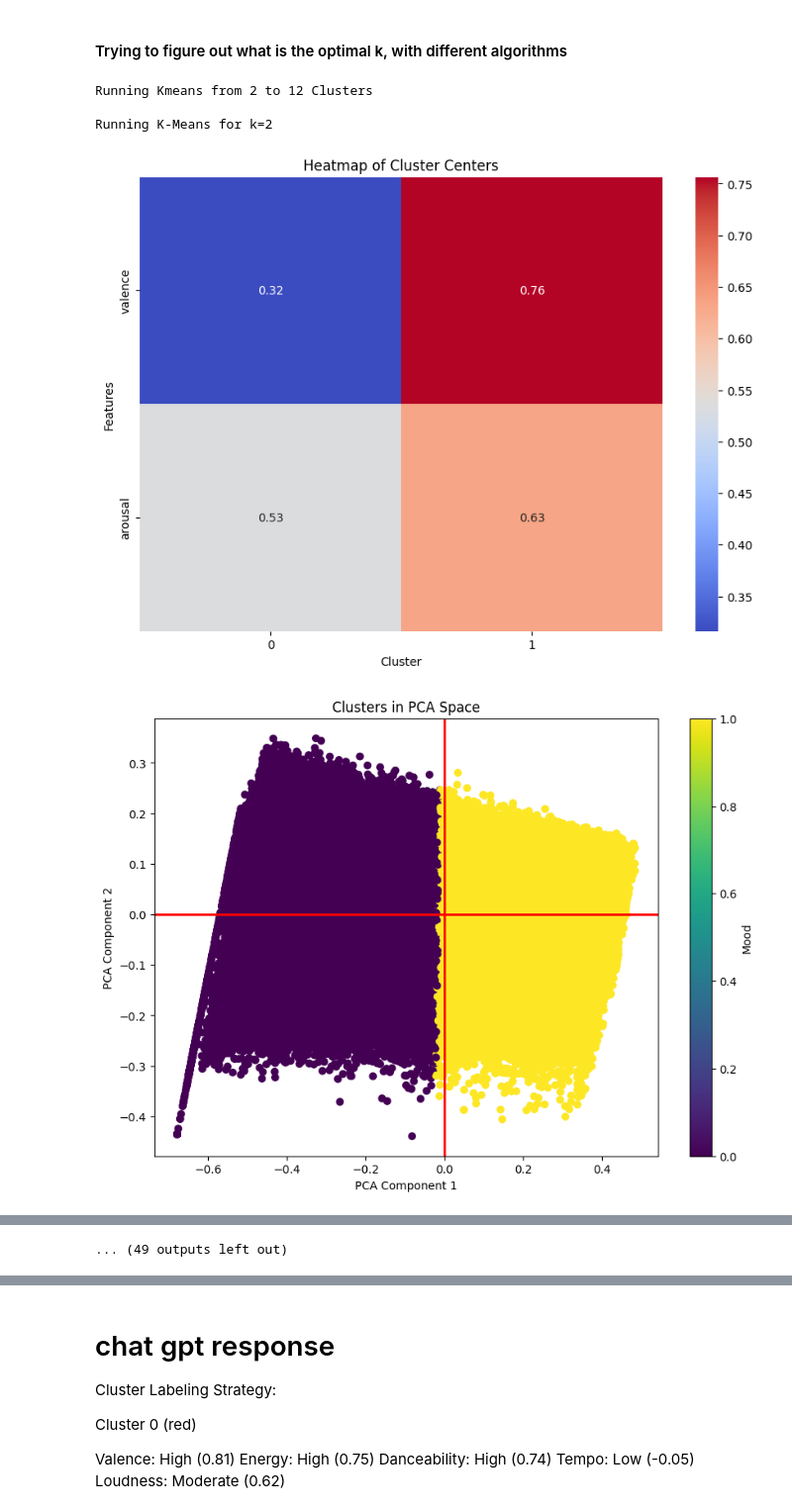
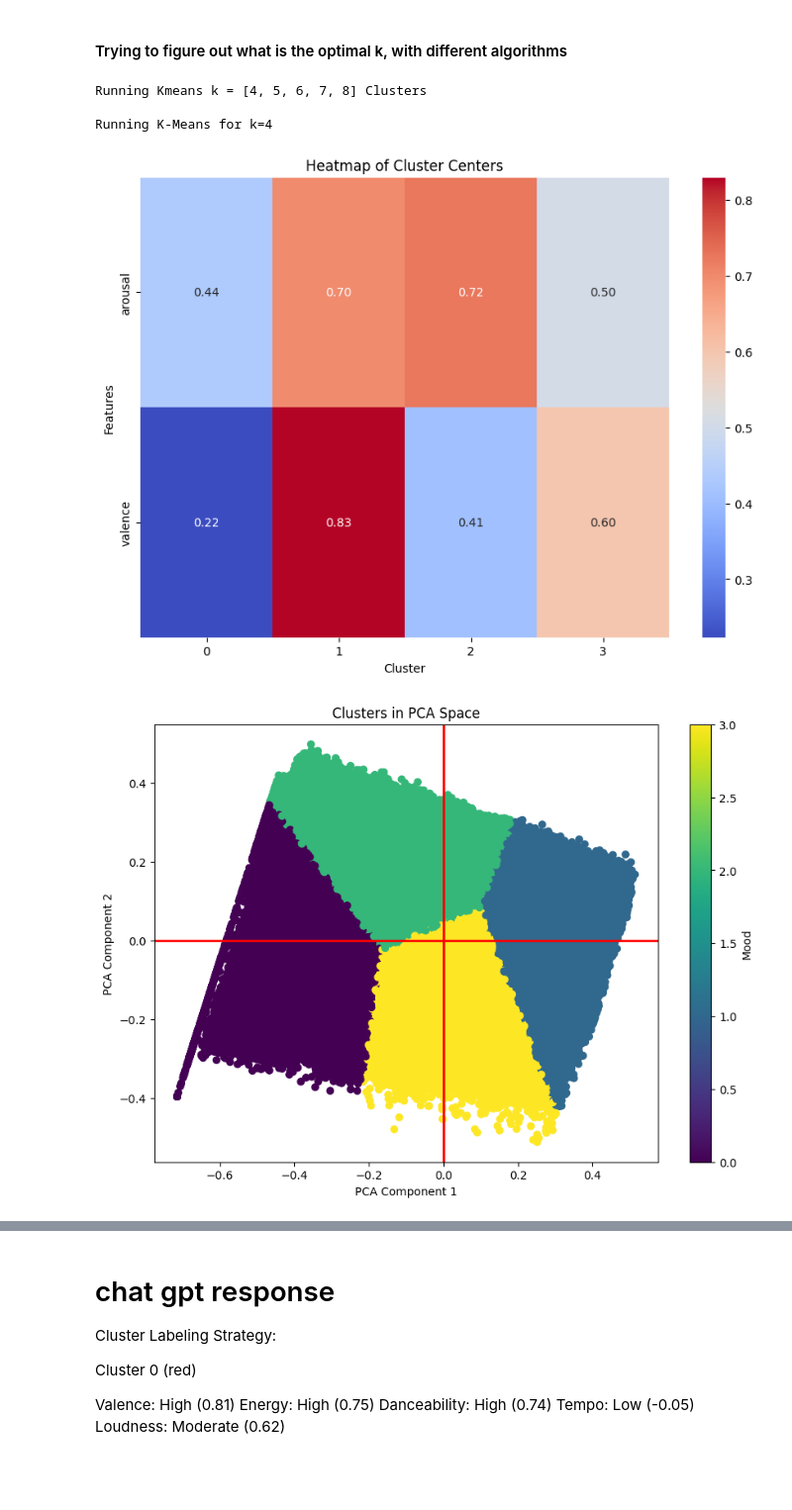
Before and after one commit to algond123/ProyectoFinal_BDML14, a Jupyter notebook: proyectoExplicado.ipynb, the cells around one changed output, grey strips where cells are left out. Shown at 99% size. Saved outputs shown, nothing was run; the diff lists cells and outputs as text; code cells hidden in the pictures; blank space fills up the shorter version.

Commit message:
Added New scaler and arousal formula

```diff
--- a/proyectoExplicado.ipynb
+++ b/proyectoExplicado.ipynb
@@ -325,13 +369,13 @@ data_scaled_for_kmeans = joblib.load(data_scaled_pkl)
 num_rows, num_columns = data_scaled_for_kmeans.shape
 sample_sil = round((num_rows-1)*0.05) #5% Dataset
 
-print(f"Running Kmeans from 2 to 12 Clusters")
 wcss_results = []
 sil_results = []
 ch_results = []
 db_results = []
 
-k_range = range(2, 17)
+k_range = range(4, 9)
+print(f"Running Kmeans k = {list(k_range)} Clusters")
 for k in k_range:
     print(f"\nRunning K-Means for k={k}")
     start_time = time.time()
@@ -366,39 +410,39 @@ for k in k_range:
 
     # 2. Plotting the clusters in PCA space (after the heatmap)
     pca = PCA(n_components=2)
-    pca_result = pca.fit_transform(data_scaled_for_kmeans[FEATURES])
+    pca_result = pca.fit_transform(data_scaled_for_kmeans[['arousal','valence']])
     plt.figure(figsize=(10, 7))
     plt.scatter(pca_result[:, 0], pca_result[:, 1], c=data_scaled_for_kmeans['mood'], cmap='viridis')
     plt.title('Clusters in PCA Space')
     plt.xlabel('PCA Component 1')
     plt.ylabel('PCA Component 2')
     plt.axhline(0, color='r', linewidth=2)
     plt.axvline(0, color='r', linewidth=2)
     plt.colorbar(label='Mood')
     plt.show()
 
     # 3. Plotting the heatmap of the correlation between PCA components and features
     pca_df = pd.DataFrame(pca_result, columns=['PC1', 'PC2'])
     pca_df = pd.concat([pca_df, data_scaled_for_kmeans], axis=1)
     correlation_matrix = pca_df.corr()
     plt.figure(figsize=(10, 7))
     sns.heatmap(correlation_matrix, annot=True, cmap='coolwarm', fmt=".2f")
     plt.title("Correlation between PCA Components and Features")
     plt.show()
 
     print(f"Completed K-Means for k={k} in {time.time() - start_time:.2f} seconds\n")
 
 # Print the results
 results_kmeans = pd.DataFrame({
     'k': list(k_range),
     'WCSS': wcss_results,
     'Silhouette Score': sil_results,
     'Calinski-Harabasz': ch_results,
     'Davies-Bouldin': db_results
 })
 # %% [output]
-Running Kmeans from 2 to 12 Clusters
+Running Kmeans k = [4, 5, 6, 7, 8] Clusters
 
-Running K-Means for k=2
+Running K-Means for k=4
-[figure, old version]
+[figure, new version]
-[figure, old version]
+[figure, new version]
@@ -420,4 +455,3 @@ Running K-Means for k=4
-... (49 outputs left out)
 # %%
 # Print Results of the Kmeans
 print(f"\n{results_kmeans.round(5).to_string(index=False)}\n")
```
Also changed, not shown: parts of 6 cells of this notebook, 6 other files.
